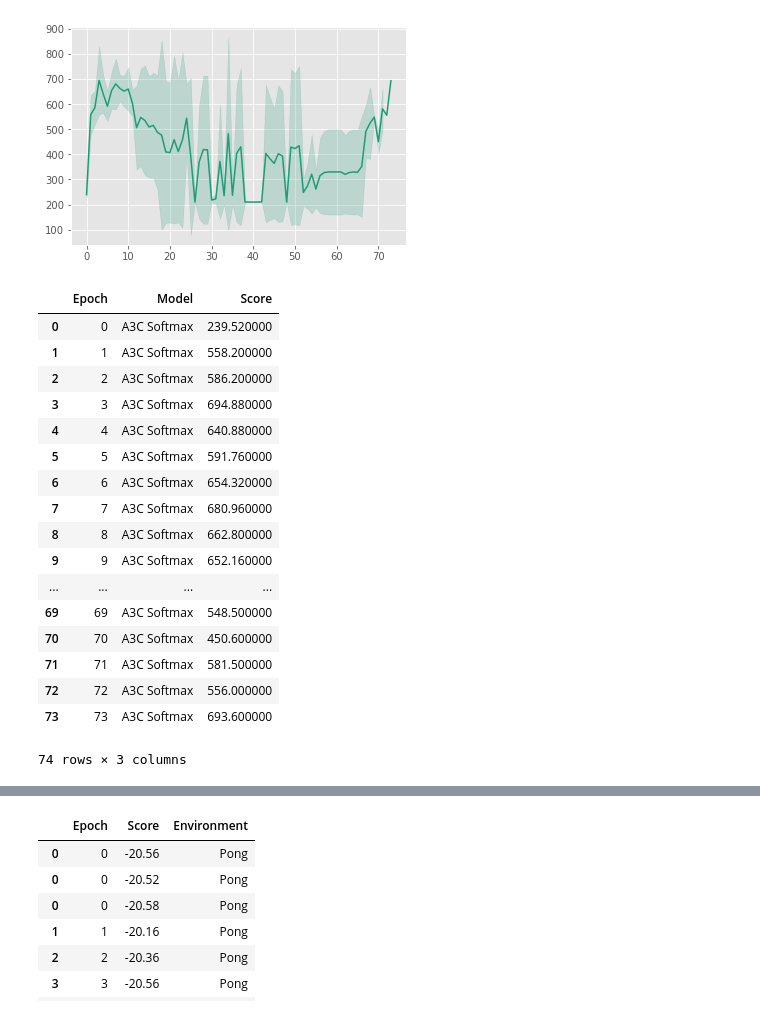
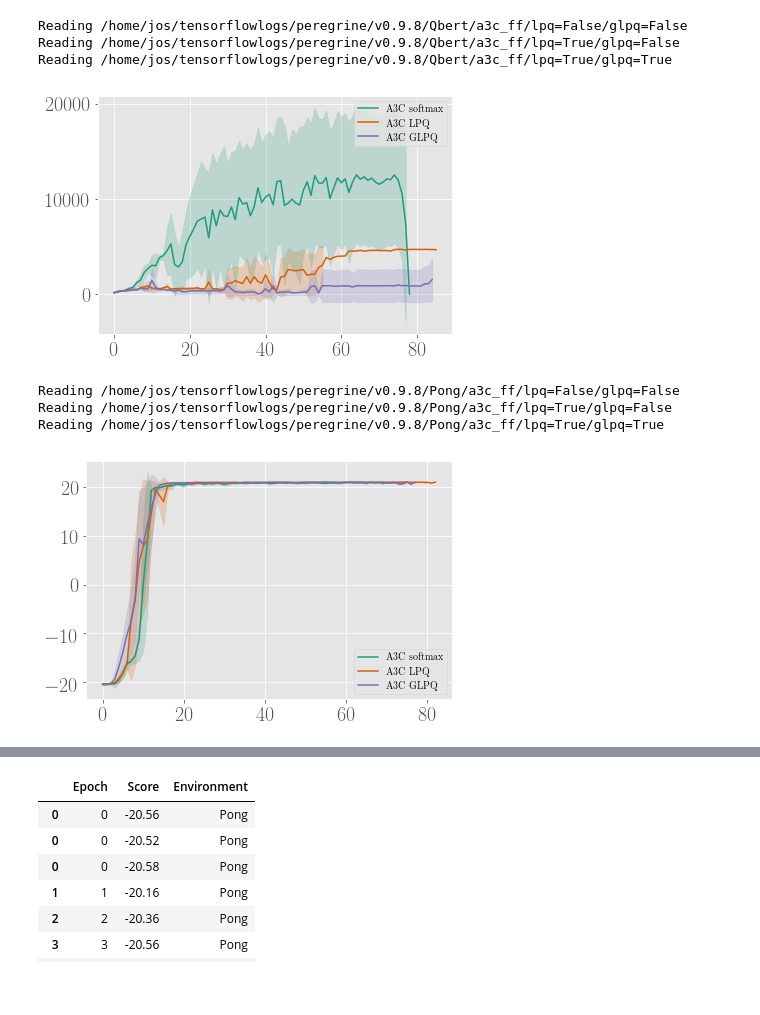
Before and after one commit to jostosh/deeprl, a Jupyter notebook: notebooks/plot_results.ipynb, the cells around one changed output, grey strips where cells are left out. Saved outputs shown, nothing was run; the diff lists cells and outputs as text; code cells hidden in the pictures; blank space fills up the shorter version.

Commit message:
updated some plot scripts for paper

```diff
--- a/notebooks/plot_results.ipynb
+++ b/notebooks/plot_results.ipynb
@@ -2,12 +2,22 @@
 import pandas as pd
 import os
 
+
 logbase = '/home/jos/tensorflowlogs/peregrine/v0.9.8'
 lpq_infix = 'a3c_ff/lpq=True/glpq=True'
 ff_infix = 'a3c_ff/lpq=False/glpq=False'
+lpq2_infix= 'a3c_ff/lpq=True/glpq=False'
+
+plot_items = [('A3C softmax', ff_infix), ('A3C LPQ', lpq2_infix), ('A3C GLPQ', lpq_infix)]
 # %%
 %matplotlib inline
-
+fontsize = 20
+import matplotlib as mpl
+mpl.rc('text', usetex=True)
+mpl.rc('font', **{'family': 'serif', 'serif': ['Computer Modern Roman'], 'size': fontsize})
+mpl.rc('xtick', labelsize=fontsize)
+mpl.rc('ytick', labelsize=fontsize)
+mpl.rc('figure', autolayout=True)
 import matplotlib.pyplot as plt
 import numpy as np
 plt.style.use('ggplot')
@@ -29,48 +41,52 @@ print(envs)
 # %%
 def read_all_runs(path):
     dfs = []
-    for subdir in os.listdir(path):
+    dirs = sorted(os.listdir(path), reverse=True)
+    for subdir in dirs[:min(5, len(dirs))]:
         results_path = os.path.join(path, subdir, 'evals.csv')
         dfs.append(pd.read_csv(results_path, names=['Epoch', 'Score'], sep='\t'))
     return pd.concat(dfs)
 # %%
 dfs_ff = []
 
-for env_name in envs[4:]:
+all_dfs = []
+for env_name in ['Qbert', 'Pong', 'BeamRider', 'Breakout', 'SpaceInvaders']:
     #dfs_lpq = read_all_runs(os.path.join(logbase, env_name, lpq_infix))
 
-    dfs_ff_env = read_all_runs(os.path.join(logbase, env_name, ff_infix))
-    dfs_ff_env['Environment'] = env_name
-    dfs_ff_env['Model'] = 'A3C Softmax'
+    plt.figure()
+    for i, (name, infix) in enumerate(plot_items):
+        print("Reading {}".format(os.path.join(logbase, env_name, infix)))
+        df = read_all_runs(os.path.join(logbase, env_name, infix))
+        averages = df.groupby(('Epoch',)).mean().reset_index()
+        stds = df.groupby(('Epoch',)).std().reset_index()
 
-    dfs_ff.append(dfs_ff_env)
-    averages = dfs_ff_env.groupby(('Epoch','Model')).mean().reset_index()
-    stds = dfs_ff_env.groupby(('Epoch', 'Model')).std().reset_index()
+        all_dfs.append(df)
 
-    plt.fill_between(averages['Epoch'], averages['Score'] - stds['Score'],
-                     averages['Score'] + stds['Score'], alpha=0.2, color=colorscalen[0])
-    handles = [plt.plot(averages['Epoch'], averages['Score'], linewidth=1.5, color=colorscalen[0])]
+        plt.fill_between(averages['Epoch'], averages['Score'] - stds['Score'],
+                         averages['Score'] + stds['Score'], alpha=0.2, color=colorscalen[i])
+        handles = [plt.plot(averages['Epoch'], averages['Score'], linewidth=1.5, color=colorscalen[i], label=name)]
 
 
-plt.show()
-averages
+    #dfs_ff_env = read_all_runs(os.path.join(logbase, env_name, ff_infix))
+    #dfs_ff_env['Environment'] = env_name
+    #dfs_ff_env['Model'] = 'A3C Softmax'
+
+    #dfs_ff.append(dfs_ff_env)
+    #averages = dfs_ff_env.groupby(('Epoch','Model')).mean().reset_index()
+    #stds = dfs_ff_env.groupby(('Epoch', 'Model')).std().reset_index()
+
+    #plt.fill_between(averages['Epoch'], averages['Score'] - stds['Score'],
+    #                 averages['Score'] + stds['Score'], alpha=0.2, color=colorscalen[0])
+    #handles = [plt.plot(averages['Epoch'], averages['Score'], linewidth=1.5, color=colorscalen[0])]
+
+    plt.legend()
+    plt.show()
 # %% [output]
+Reading /home/jos/tensorflowlogs/peregrine/v0.9.8/Qbert/a3c_ff/lpq=False/glpq=False
+Reading /home/jos/tensorflowlogs/peregrine/v0.9.8/Qbert/a3c_ff/lpq=True/glpq=False
+Reading /home/jos/tensorflowlogs/peregrine/v0.9.8/Qbert/a3c_ff/lpq=True/glpq=True
-[figure, old version]
+[figure, new version]
-|  | Epoch | Model | Score |
-| 0 | 0 | A3C Softmax | 239.520000 |
-| 1 | 1 | A3C Softmax | 558.200000 |
-| 2 | 2 | A3C Softmax | 586.200000 |
-| 3 | 3 | A3C Softmax | 694.880000 |
-| 4 | 4 | A3C Softmax | 640.880000 |
-| 5 | 5 | A3C Softmax | 591.760000 |
-| 6 | 6 | A3C Softmax | 654.320000 |
-| 7 | 7 | A3C Softmax | 680.960000 |
-| 8 | 8 | A3C Softmax | 662.800000 |
-| 9 | 9 | A3C Softmax | 652.160000 |
-| ... | ... | ... | ... |
-| 69 | 69 | A3C Softmax | 548.500000 |
-| 70 | 70 | A3C Softmax | 450.600000 |
-| 71 | 71 | A3C Softmax | 581.500000 |
-| 72 | 72 | A3C Softmax | 556.000000 |
-| 73 | 73 | A3C Softmax | 693.600000 |
-74 rows × 3 columns
+Reading /home/jos/tensorflowlogs/peregrine/v0.9.8/Pong/a3c_ff/lpq=False/glpq=False
+Reading /home/jos/tensorflowlogs/peregrine/v0.9.8/Pong/a3c_ff/lpq=True/glpq=False
+Reading /home/jos/tensorflowlogs/peregrine/v0.9.8/Pong/a3c_ff/lpq=True/glpq=True
+[figure, added]
```
Also changed, not shown: parts of 3 cells of this notebook, 5 other files.
